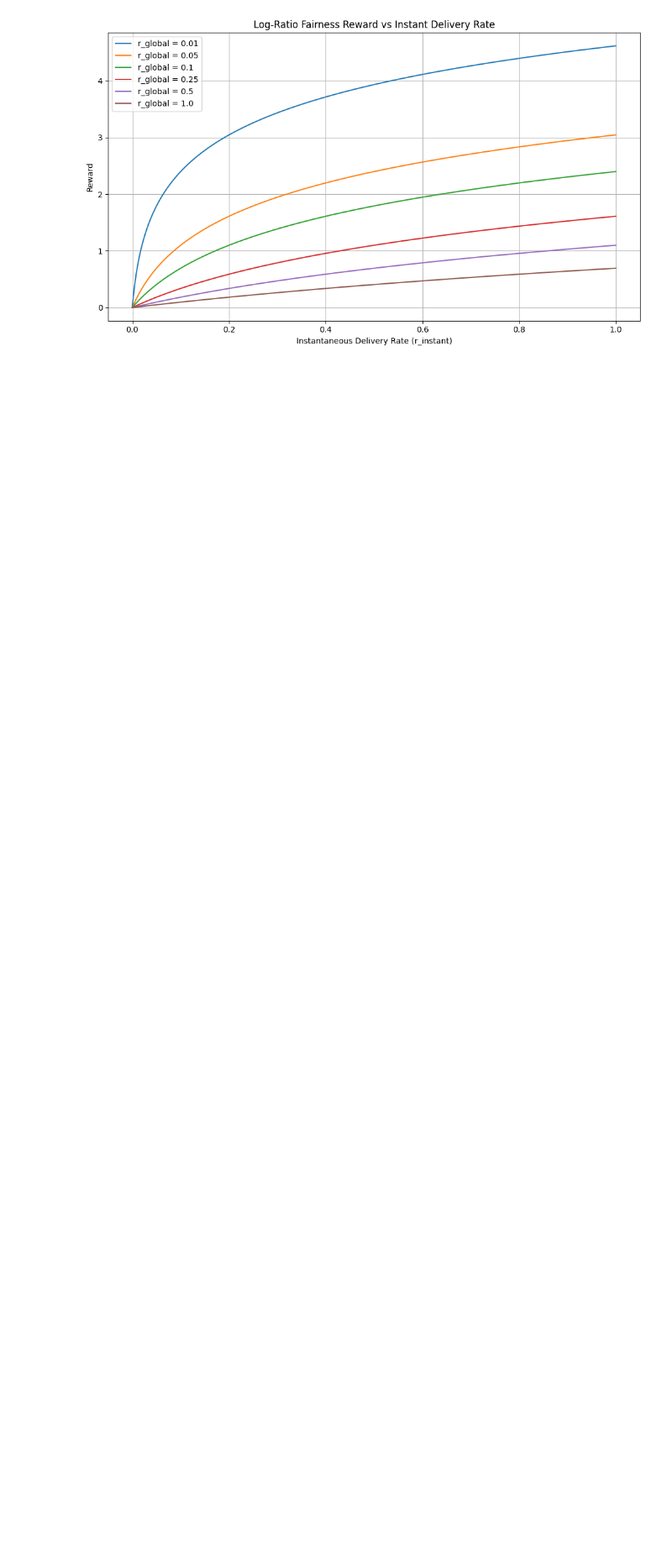
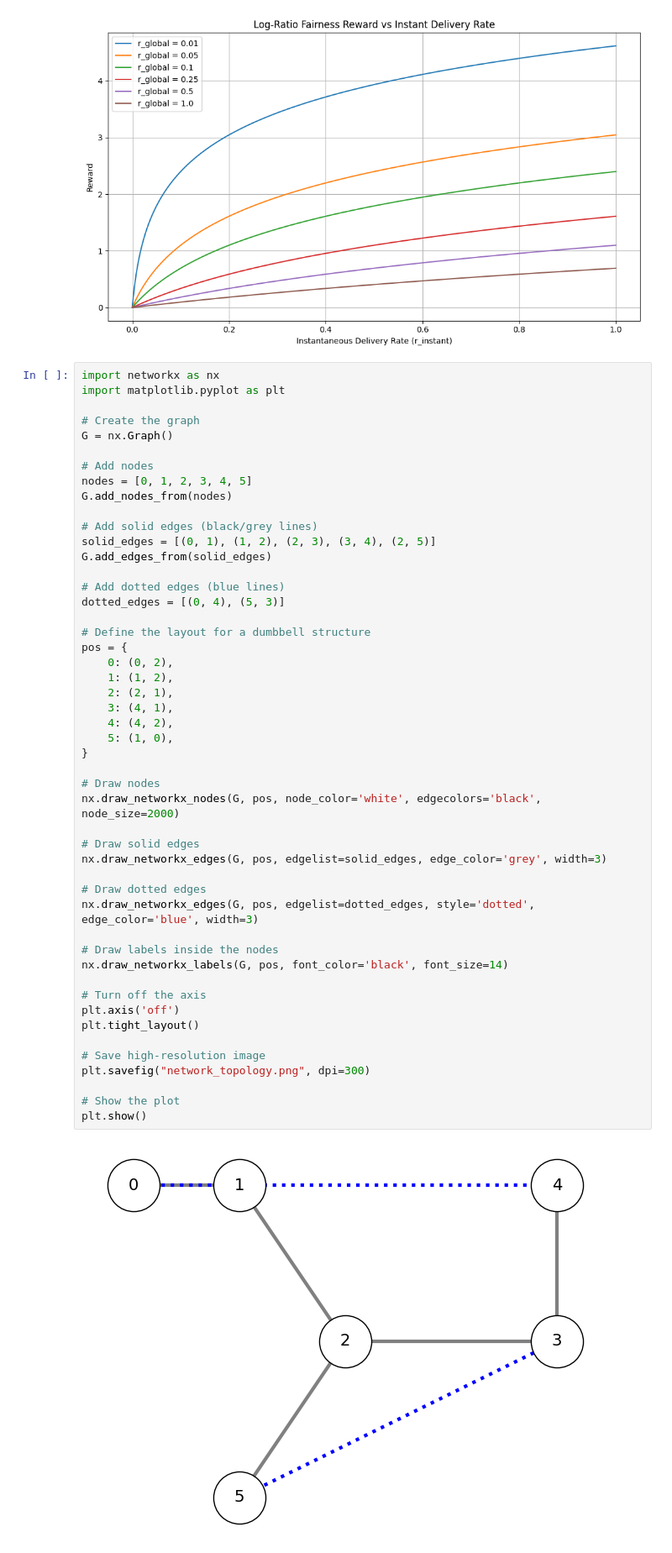
Before and after one commit to Berat03/quantumScheduling, a Jupyter notebook: new/workingCode/test.ipynb, the cells around one changed output. Shown: that part at 84% size. Saved outputs shown, nothing was run; the diff lists cells and outputs as text; blank space fills up the shorter version.

```diff
--- a/new/workingCode/test.ipynb
+++ b/new/workingCode/test.ipynb
@@ -24,3 +24,54 @@ plt.tight_layout()
 plt.show()
 # %% [output]
 [figure]
+# %%
+import networkx as nx
+import matplotlib.pyplot as plt
+
+# Create the graph
+G = nx.Graph()
+
+# Add nodes
+nodes = [0, 1, 2, 3, 4, 5]
+G.add_nodes_from(nodes)
+
+# Add solid edges (black/grey lines)
+solid_edges = [(0, 1), (1, 2), (2, 3), (3, 4), (2, 5)]
+G.add_edges_from(solid_edges)
+
+# Add dotted edges (blue lines)
+dotted_edges = [(0, 4), (5, 3)]
+
+# Define the layout for a dumbbell structure
+pos = {
+    0: (0, 2),
+    1: (1, 2),
+    2: (2, 1),
+    3: (4, 1),
+    4: (4, 2),
+    5: (1, 0),
+}
+
+# Draw nodes
+nx.draw_networkx_nodes(G, pos, node_color='white', edgecolors='black', node_size=2000)
+
+# Draw solid edges
+nx.draw_networkx_edges(G, pos, edgelist=solid_edges, edge_color='grey', width=3)
+
+# Draw dotted edges
+nx.draw_networkx_edges(G, pos, edgelist=dotted_edges, style='dotted', edge_color='blue', width=3)
+
+# Draw labels inside the nodes
+nx.draw_networkx_labels(G, pos, font_color='black', font_size=14)
+
+# Turn off the axis
+plt.axis('off')
+plt.tight_layout()
+
+# Save high-resolution image
+plt.savefig("network_topology.png", dpi=300)
+
+# Show the plot
+plt.show()
+# %% [output]
+[figure, added]
```
Also changed, not shown: parts of 6 cells of this notebook, 14 other files.
